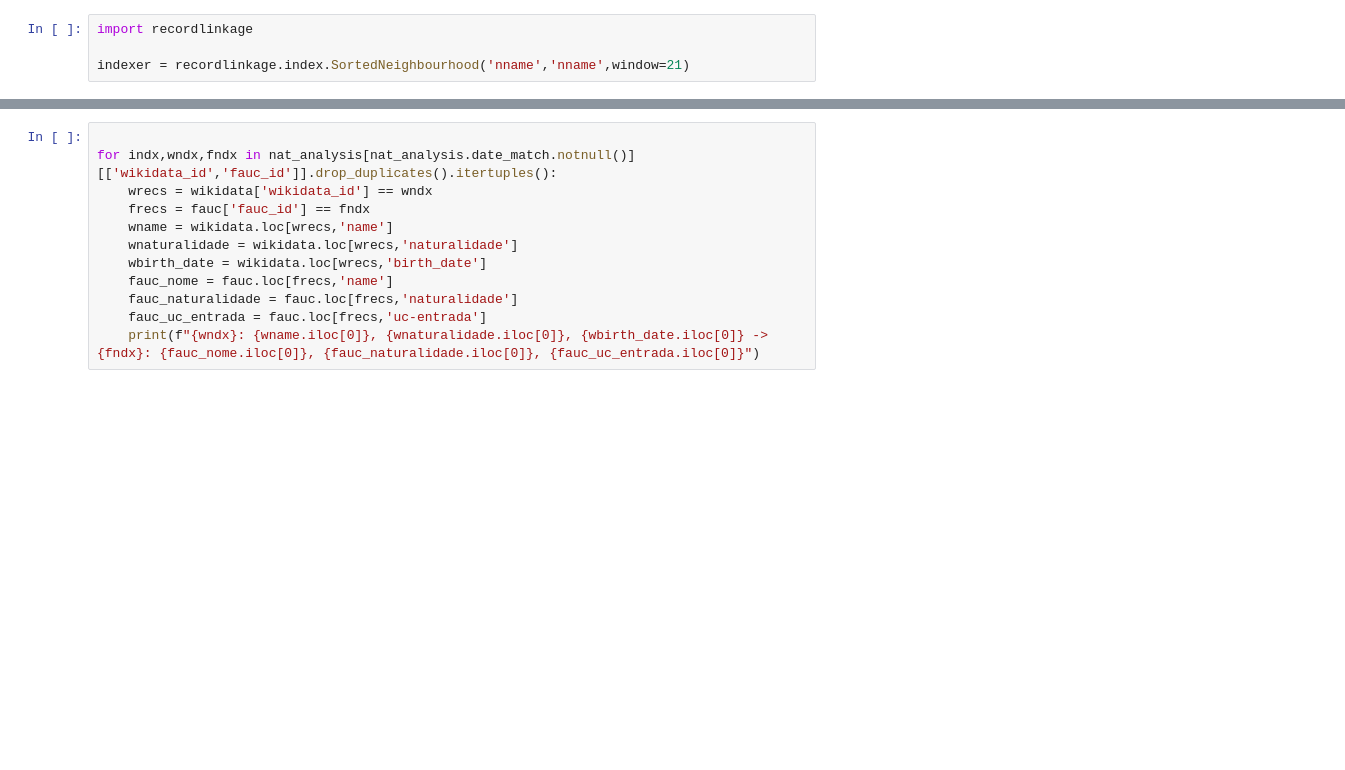
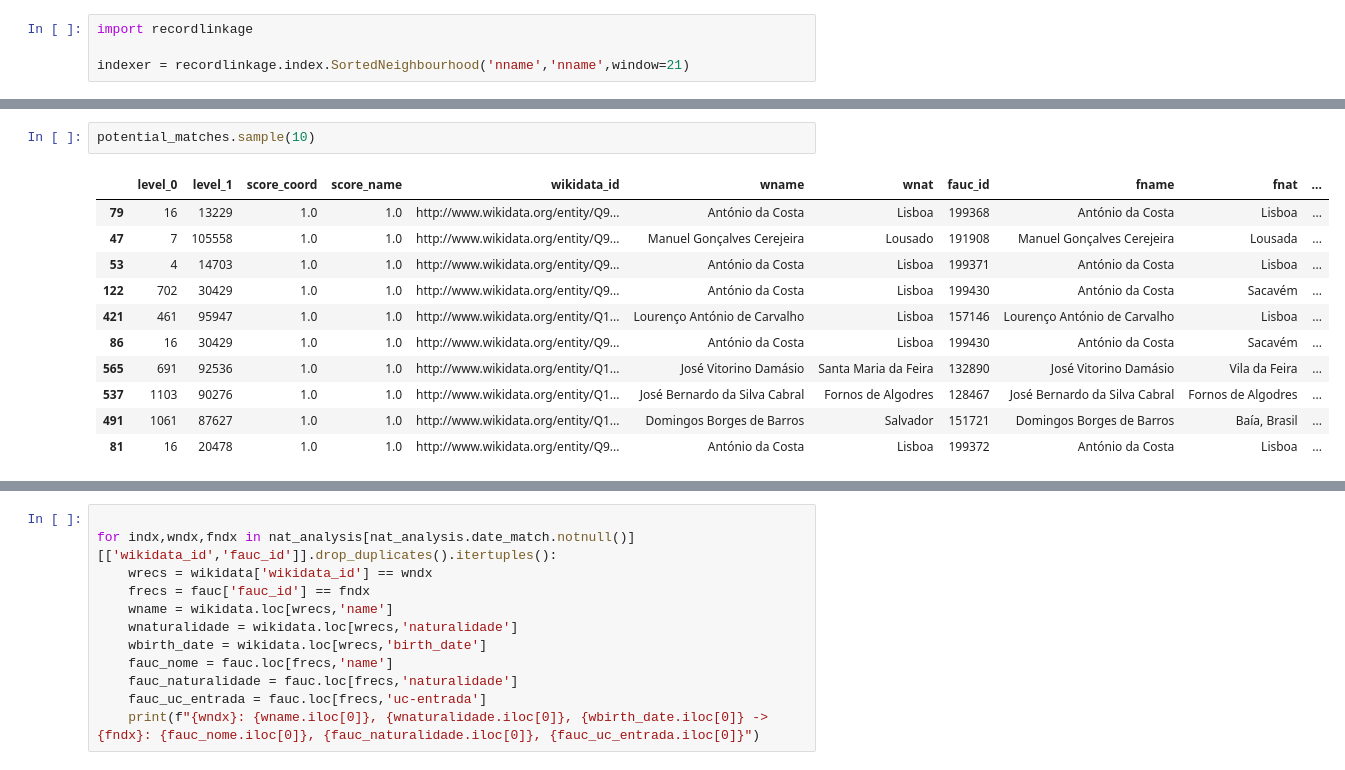
Before and after one commit to joaquimrcarvalho/fauc1537-1919, a Jupyter notebook: notebooks/997-wikidata.ipynb, the cells around one changed output, grey strips where cells are left out. Drawn from its saved outputs; the diff is of its cells as text; blank space fills up the shorter version.

```diff
--- a/notebooks/997-wikidata.ipynb
+++ b/notebooks/997-wikidata.ipynb
@@ -452,3 +460,17 @@ potential_matches.head()
+# %%
+potential_matches.sample(10)
+# %% [output]
+|  | level_0 | level_1 | score_coord | score_name | wikidata_id | wname | wnat | fauc_id | fname | fnat | ... |
+| 79 | 16 | 13229 | 1.0 | 1.0 | http://www.wikidata.org/entity/Q9... | António da Costa | Lisboa | 199368 | António da Costa | Lisboa | ... |
+| 47 | 7 | 105558 | 1.0 | 1.0 | http://www.wikidata.org/entity/Q9... | Manuel Gonçalves Cerejeira | Lousado | 191908 | Manuel Gonçalves Cerejeira | Lousada | ... |
+| 53 | 4 | 14703 | 1.0 | 1.0 | http://www.wikidata.org/entity/Q9... | António da Costa | Lisboa | 199371 | António da Costa | Lisboa | ... |
+| 122 | 702 | 30429 | 1.0 | 1.0 | http://www.wikidata.org/entity/Q9... | António da Costa | Lisboa | 199430 | António da Costa | Sacavém | ... |
+| 421 | 461 | 95947 | 1.0 | 1.0 | http://www.wikidata.org/entity/Q1... | Lourenço António de Carvalho | Lisboa | 157146 | Lourenço António de Carvalho | Lisboa | ... |
+| 86 | 16 | 30429 | 1.0 | 1.0 | http://www.wikidata.org/entity/Q9... | António da Costa | Lisboa | 199430 | António da Costa | Sacavém | ... |
+| 565 | 691 | 92536 | 1.0 | 1.0 | http://www.wikidata.org/entity/Q1... | José Vitorino Damásio | Santa Maria da Feira | 132890 | José Vitorino Damásio | Vila da Feira | ... |
+| 537 | 1103 | 90276 | 1.0 | 1.0 | http://www.wikidata.org/entity/Q1... | José Bernardo da Silva Cabral | Fornos de Algodres | 128467 | José Bernardo da Silva Cabral | Fornos de Algodres | ... |
+| 491 | 1061 | 87627 | 1.0 | 1.0 | http://www.wikidata.org/entity/Q1... | Domingos Borges de Barros | Salvador | 151721 | Domingos Borges de Barros | Baía, Brasil | ... |
+| 81 | 16 | 20478 | 1.0 | 1.0 | http://www.wikidata.org/entity/Q9... | António da Costa | Lisboa | 199372 | António da Costa | Lisboa | ... |
 # %%
 potential_matches.info()
 # %% [output]
```
Also changed, not shown: parts of 34 cells of this notebook.
